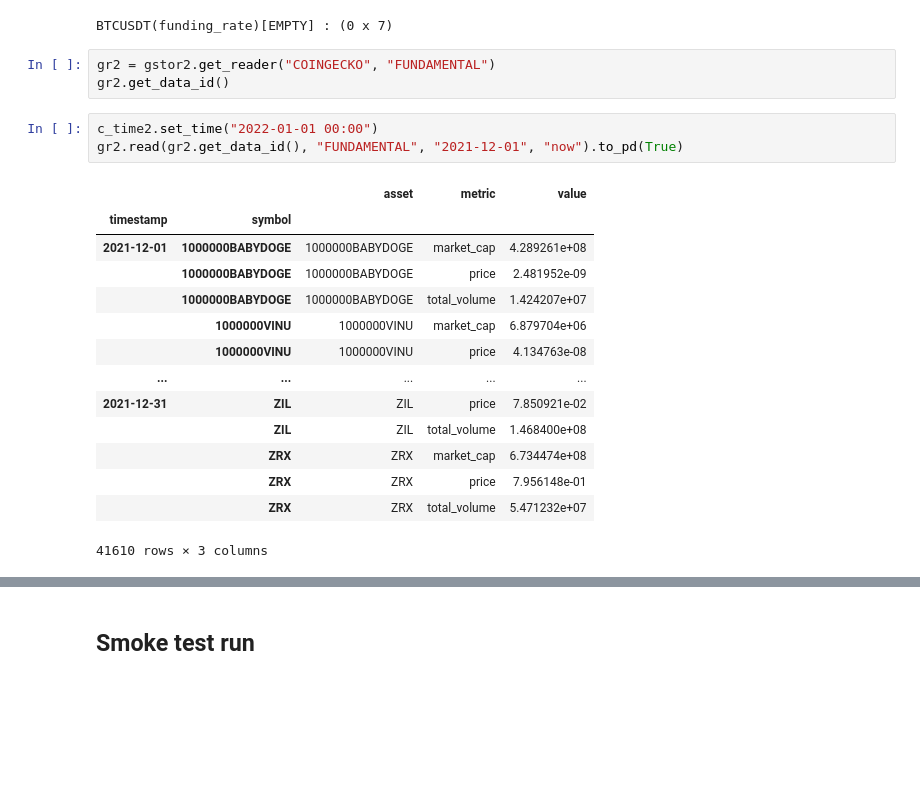
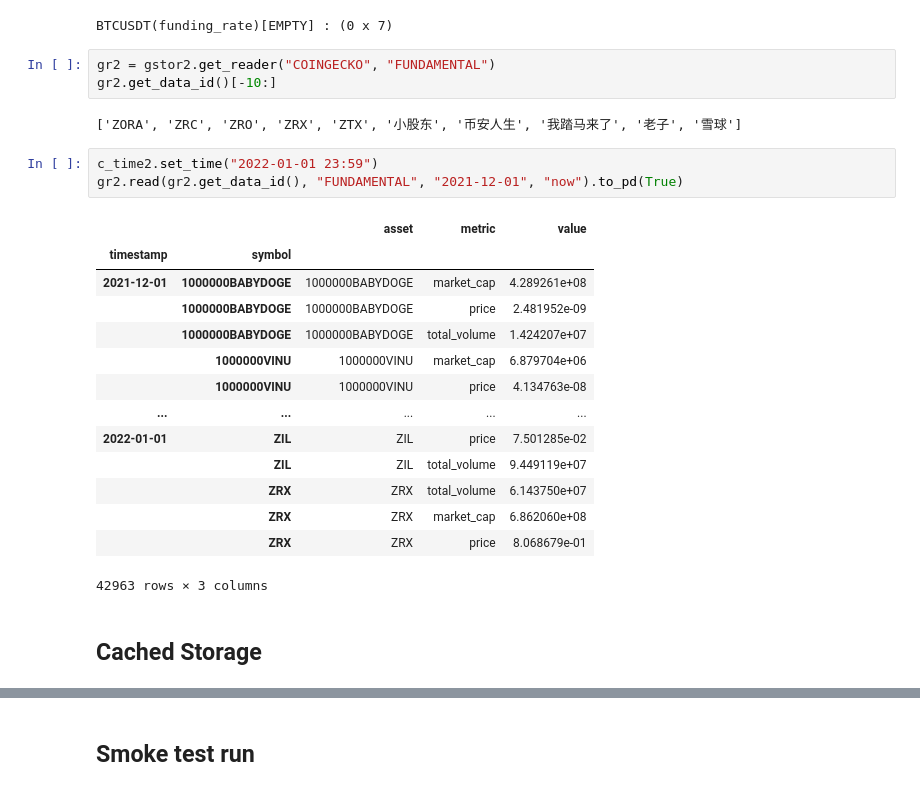
Before and after one commit to xLydianSoftware/Qubx, a Jupyter notebook: experiments/simulator/10.0 Simulator And Storage.ipynb, the cells around one changed output, grey strips where cells are left out. Saved outputs shown, nothing was run; the diff lists cells and outputs as text; blank space fills up the shorter version.

Commit message:
fix: cached reader cutoff time fix

```diff
--- a/experiments/simulator/10.0 Simulator And Storage.ipynb
+++ b/experiments/simulator/10.0 Simulator And Storage.ipynb
@@ -121,22 +143,26 @@ gr2.read("BTCUSDT", "funding_rate", "2023-01-01", "now")
 BTCUSDT(funding_rate)[EMPTY] : (0 x 7)
 # %%
 gr2 = gstor2.get_reader("COINGECKO", "FUNDAMENTAL")
-gr2.get_data_id()
+gr2.get_data_id()[-10:]
+# %% [output]
+['ZORA', 'ZRC', 'ZRO', 'ZRX', 'ZTX', '小股东', '币安人生', '我踏马来了', '老子', '雪球']
 # %%
-c_time2.set_time("2022-01-01 00:00")
+c_time2.set_time("2022-01-01 23:59")
 gr2.read(gr2.get_data_id(), "FUNDAMENTAL", "2021-12-01", "now").to_pd(True)
 # %% [output]
 |  |  | asset | metric | value |
 | timestamp | symbol |  |  |  |
 | 2021-12-01 | 1000000BABYDOGE | 1000000BABYDOGE | market_cap | 4.289261e+08 |
 |  | 1000000BABYDOGE | 1000000BABYDOGE | price | 2.481952e-09 |
 |  | 1000000BABYDOGE | 1000000BABYDOGE | total_volume | 1.424207e+07 |
 |  | 1000000VINU | 1000000VINU | market_cap | 6.879704e+06 |
 |  | 1000000VINU | 1000000VINU | price | 4.134763e-08 |
 | ... | ... | ... | ... | ... |
-| 2021-12-31 | ZIL | ZIL | price | 7.850921e-02 |
-|  | ZIL | ZIL | total_volume | 1.468400e+08 |
-|  | ZRX | ZRX | market_cap | 6.734474e+08 |
-|  | ZRX | ZRX | price | 7.956148e-01 |
-|  | ZRX | ZRX | total_volume | 5.471232e+07 |
+| 2022-01-01 | ZIL | ZIL | price | 7.501285e-02 |
+|  | ZIL | ZIL | total_volume | 9.449119e+07 |
+|  | ZRX | ZRX | total_volume | 6.143750e+07 |
+|  | ZRX | ZRX | market_cap | 6.862060e+08 |
+|  | ZRX | ZRX | price | 8.068679e-01 |
-41610 rows × 3 columns
+42963 rows × 3 columns
+# %% [markdown]
+## Cached Storage
```
Also changed, not shown: parts of 9 cells of this notebook, 1 other file.
